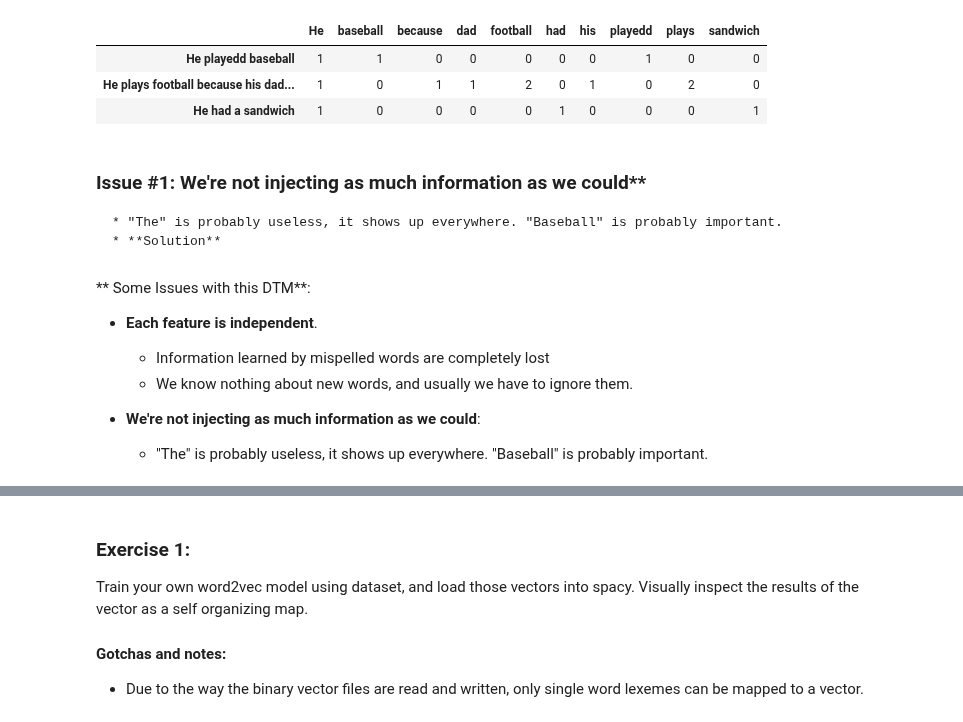
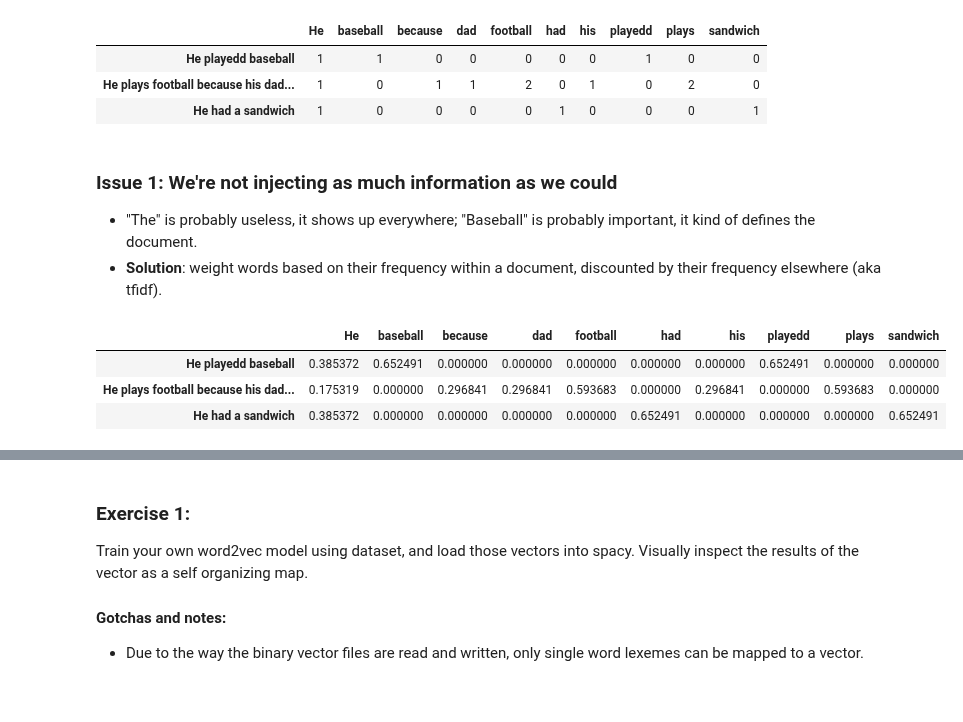
Before and after one commit to jupytercon2017user/jupytercon-2017, a Jupyter notebook: tutorial/3-Word-Embeddings.ipynb, the cells around one changed output, grey strips where cells are left out. Saved outputs shown, nothing was run; the diff lists cells and outputs as text; code cells hidden in the pictures.

```diff
--- a/tutorial/3-Word-Embeddings.ipynb
+++ b/tutorial/3-Word-Embeddings.ipynb
@@ -82,14 +82,19 @@ summary
 | He plays football because his dad... | 1 | 0 | 1 | 1 | 2 | 0 | 1 | 0 | 2 | 0 |
 | He had a sandwich | 1 | 0 | 0 | 0 | 0 | 1 | 0 | 0 | 0 | 1 |
 # %% [markdown]
-### Issue #1: We're not injecting as much information as we could**
-    * "The" is probably useless, it shows up everywhere. "Baseball" is probably important.
-    * **Solution**
+### Issue 1: We're not injecting as much information as we could
+* "The" is probably useless, it shows up everywhere; "Baseball" is probably important, it kind of defines the document.
+* **Solution**: weight words based on their frequency within a document, discounted by their frequency elsewhere (aka tfidf).
-# %% [markdown]
-** Some Issues with this DTM**:
-* **Each feature is independent**.
-    * Information learned by mispelled words are completely lost
-    * We know nothing about new words, and usually we have to ignore them.
-
-* **We're not injecting as much information as we could**:
-    * "The" is probably useless, it shows up everywhere. "Baseball" is probably important.
+# %%
+from sklearn.feature_extraction.text import TfidfVectorizer
+toTFIDF = TfidfVectorizer(lowercase=False)
+TFIDF = toTFIDF.fit_transform(documents).todense()
+words = toTFIDF.get_feature_names()
+
+summary = pd.DataFrame(TFIDF, columns = words, index = documents)
+summary
+# %% [output]
+|  | He | baseball | because | dad | football | had | his | playedd | plays | sandwich |
+| He playedd baseball | 0.385372 | 0.652491 | 0.000000 | 0.000000 | 0.000000 | 0.000000 | 0.000000 | 0.652491 | 0.000000 | 0.000000 |
+| He plays football because his dad... | 0.175319 | 0.000000 | 0.296841 | 0.296841 | 0.593683 | 0.000000 | 0.296841 | 0.000000 | 0.593683 | 0.000000 |
+| He had a sandwich | 0.385372 | 0.000000 | 0.000000 | 0.000000 | 0.000000 | 0.652491 | 0.000000 | 0.000000 | 0.000000 | 0.652491 |
```
Also changed, not shown: parts of 6 cells of this notebook, 1 other file.
